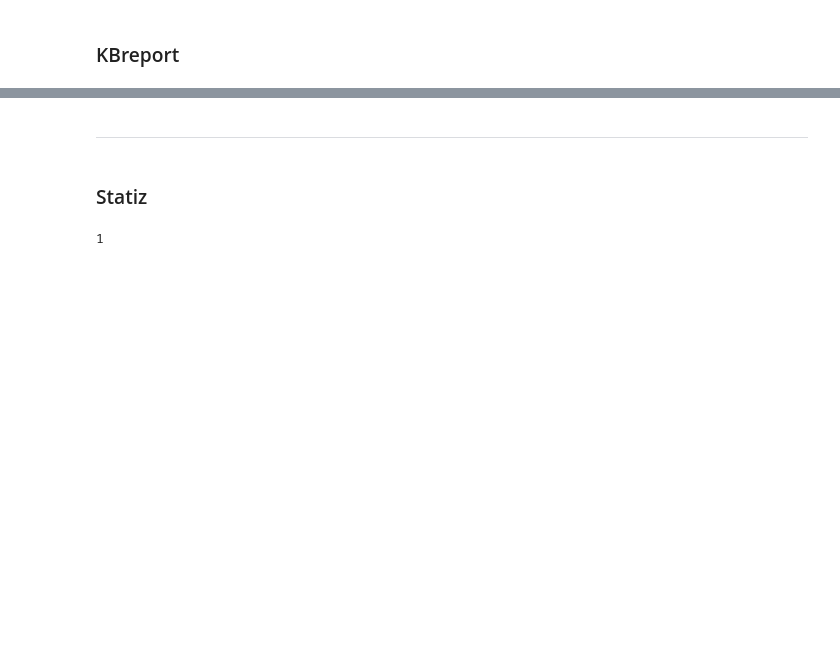
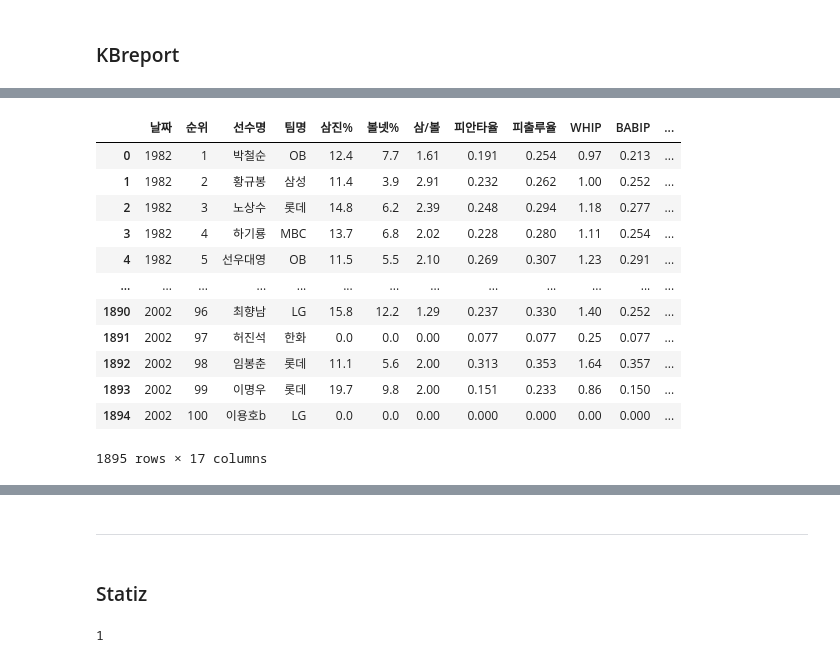
Before and after one commit to skadudd/adDev, a Jupyter notebook: DA_study/project/kbo_earnings.ipynb, the cells around one changed output, grey strips where cells are left out. Cells and saved outputs as stored; diff of their text form; code cells hidden in the pictures; blank space fills up the shorter version.

```diff
--- a/DA_study/project/kbo_earnings.ipynb
+++ b/DA_study/project/kbo_earnings.ipynb
@@ -91,0 +107,16 @@ pd.DataFrame(old_record)
+# %%
+detail
+# %% [output]
+|  | 날짜 | 순위 | 선수명 | 팀명 | 삼진% | 볼넷% | 삼/볼 | 피안타율 | 피출루율 | WHIP | BABIP | ... |
+| 0 | 1982 | 1 | 박철순 | OB | 12.4 | 7.7 | 1.61 | 0.191 | 0.254 | 0.97 | 0.213 | ... |
+| 1 | 1982 | 2 | 황규봉 | 삼성 | 11.4 | 3.9 | 2.91 | 0.232 | 0.262 | 1.00 | 0.252 | ... |
+| 2 | 1982 | 3 | 노상수 | 롯데 | 14.8 | 6.2 | 2.39 | 0.248 | 0.294 | 1.18 | 0.277 | ... |
+| 3 | 1982 | 4 | 하기룡 | MBC | 13.7 | 6.8 | 2.02 | 0.228 | 0.280 | 1.11 | 0.254 | ... |
+| 4 | 1982 | 5 | 선우대영 | OB | 11.5 | 5.5 | 2.10 | 0.269 | 0.307 | 1.23 | 0.291 | ... |
+| ... | ... | ... | ... | ... | ... | ... | ... | ... | ... | ... | ... | ... |
+| 1890 | 2002 | 96 | 최향남 | LG | 15.8 | 12.2 | 1.29 | 0.237 | 0.330 | 1.40 | 0.252 | ... |
+| 1891 | 2002 | 97 | 허진석 | 한화 | 0.0 | 0.0 | 0.00 | 0.077 | 0.077 | 0.25 | 0.077 | ... |
+| 1892 | 2002 | 98 | 임봉춘 | 롯데 | 11.1 | 5.6 | 2.00 | 0.313 | 0.353 | 1.64 | 0.357 | ... |
+| 1893 | 2002 | 99 | 이명우 | 롯데 | 19.7 | 9.8 | 2.00 | 0.151 | 0.233 | 0.86 | 0.150 | ... |
+| 1894 | 2002 | 100 | 이용호b | LG | 0.0 | 0.0 | 0.00 | 0.000 | 0.000 | 0.00 | 0.000 | ... |
+1895 rows × 17 columns
```
Also changed, not shown: parts of 26 cells of this notebook.
